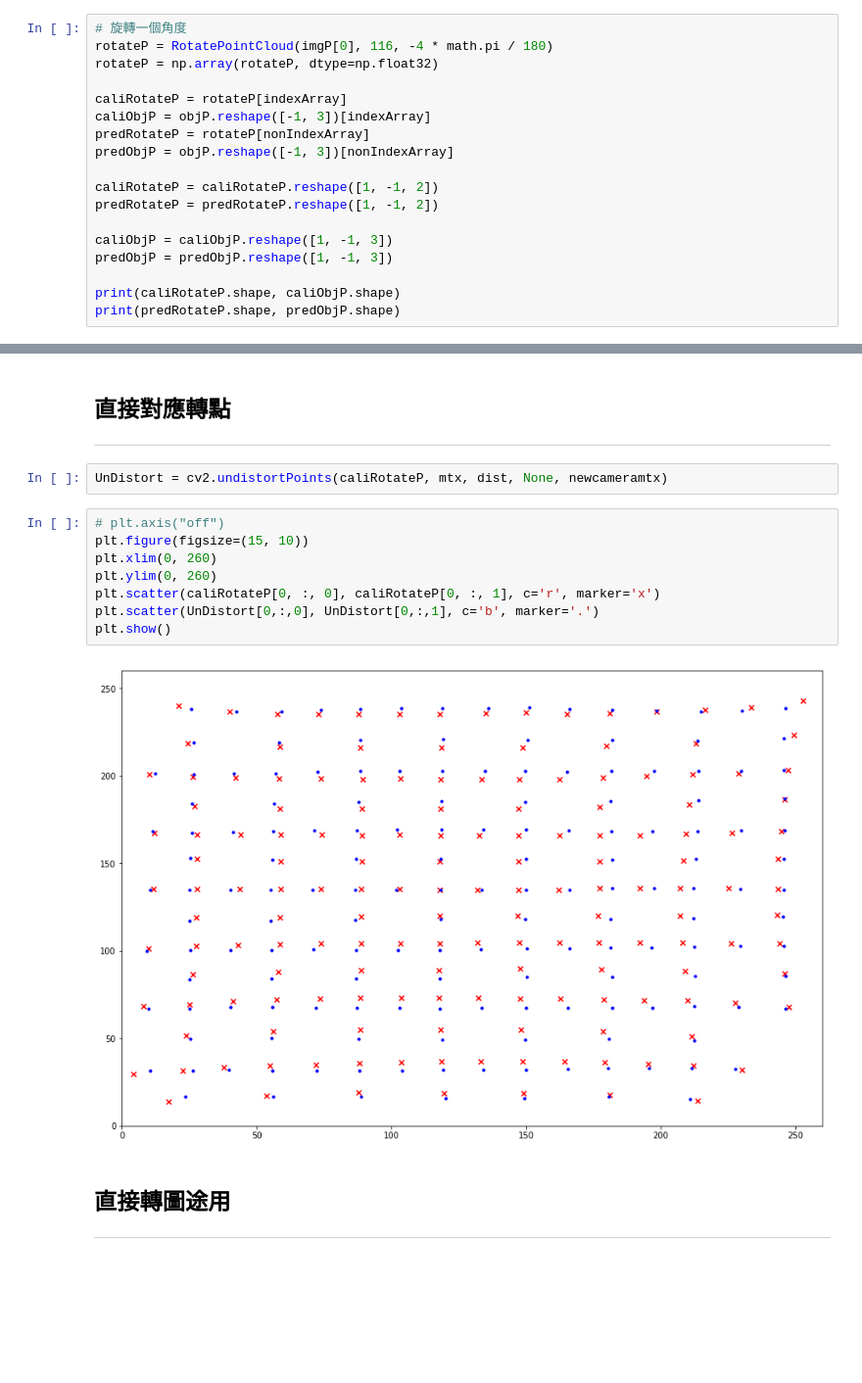
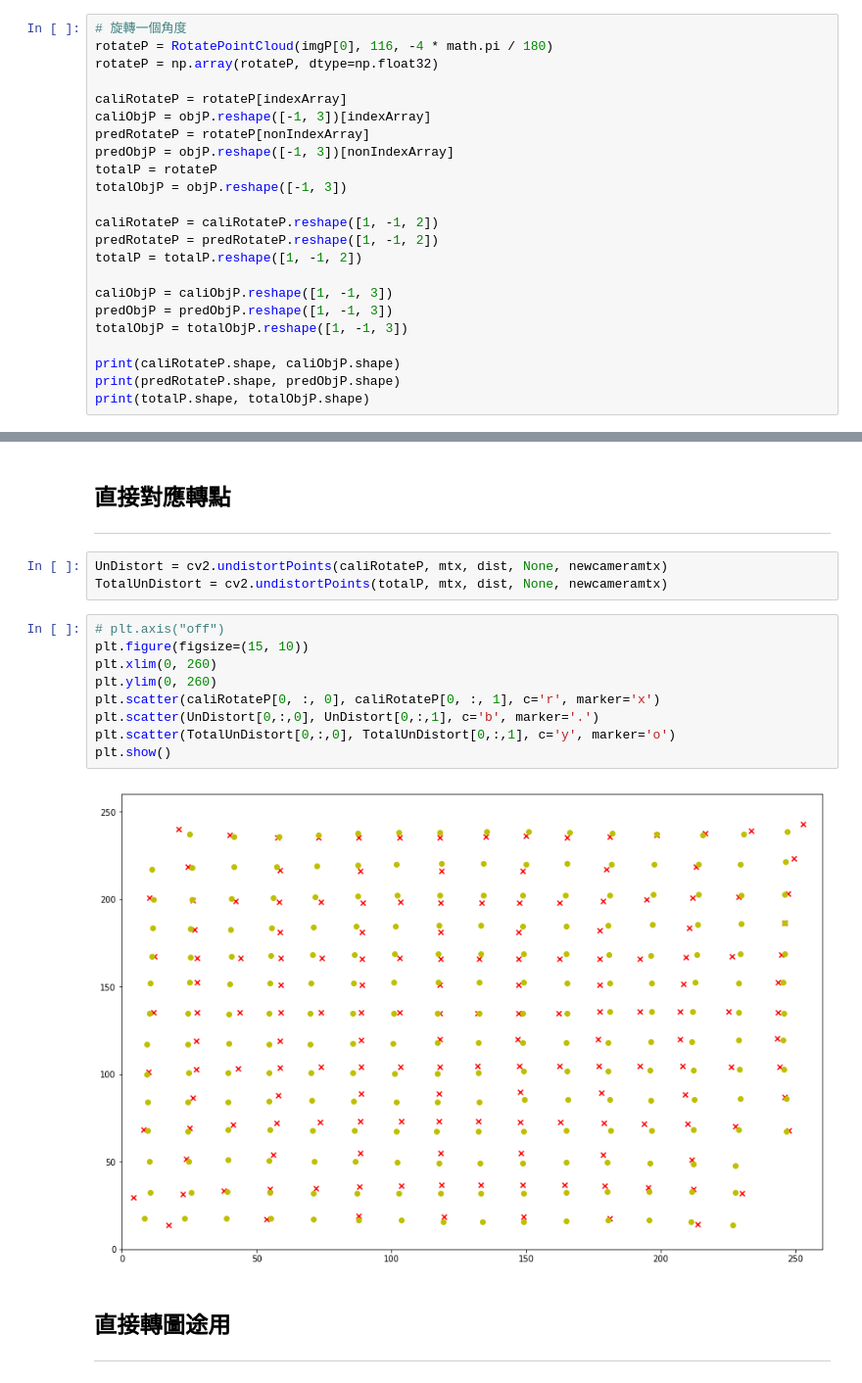
Before and after one commit to Darkgrouptw/DentistProject, a Jupyter notebook: Paper TPS/校正產生點.ipynb, the cells around one changed output, grey strips where cells are left out. Shown at 98% size. Saved outputs shown, nothing was run; the diff lists cells and outputs as text; blank space fills up the shorter version.

```diff
--- a/Paper TPS/校正產生點.ipynb
+++ b/Paper TPS/校正產生點.ipynb
@@ -111,15 +111,20 @@ caliRotateP = rotateP[indexArray]
 caliObjP = objP.reshape([-1, 3])[indexArray]
 predRotateP = rotateP[nonIndexArray]
 predObjP = objP.reshape([-1, 3])[nonIndexArray]
+totalP = rotateP
+totalObjP = objP.reshape([-1, 3])
 
 caliRotateP = caliRotateP.reshape([1, -1, 2])
 predRotateP = predRotateP.reshape([1, -1, 2])
+totalP = totalP.reshape([1, -1, 2])
 
 caliObjP = caliObjP.reshape([1, -1, 3])
 predObjP = predObjP.reshape([1, -1, 3])
+totalObjP = totalObjP.reshape([1, -1, 3])
 
 print(caliRotateP.shape, caliObjP.shape)
 print(predRotateP.shape, predObjP.shape)
+print(totalP.shape, totalObjP.shape)
 # %% [output]
 (1, 164, 2) (1, 164, 3)
 (1, 56, 2) (1, 56, 3)
@@ -154,16 +161,18 @@ newcameramtx, roi=cv2.getOptimalNewCameraMatrix(mtx,dist,(w,h),1,(w,h))
 ---
 # %%
 UnDistort = cv2.undistortPoints(caliRotateP, mtx, dist, None, newcameramtx)
+TotalUnDistort = cv2.undistortPoints(totalP, mtx, dist, None, newcameramtx)
 # %%
 # plt.axis("off")
 plt.figure(figsize=(15, 10))
 plt.xlim(0, 260)
 plt.ylim(0, 260)
 plt.scatter(caliRotateP[0, :, 0], caliRotateP[0, :, 1], c='r', marker='x')
 plt.scatter(UnDistort[0,:,0], UnDistort[0,:,1], c='b', marker='.')
+plt.scatter(TotalUnDistort[0,:,0], TotalUnDistort[0,:,1], c='y', marker='o')
 plt.show()
 # %% [output]
-[figure, old version]
+[figure, new version]
 # %% [markdown]
 ## 直接轉圖途用
 ---
```
Also changed, not shown: parts of 4 cells of this notebook, 19 other files.
